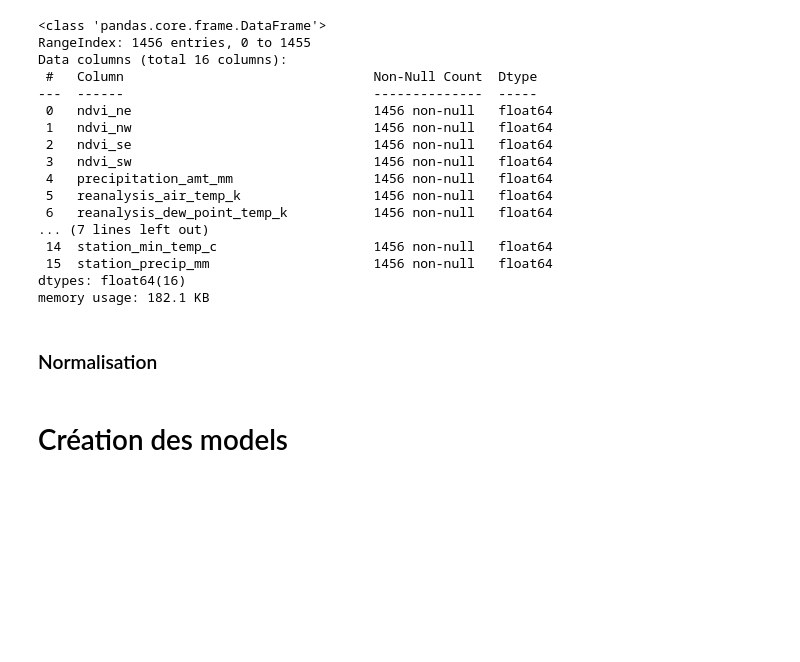
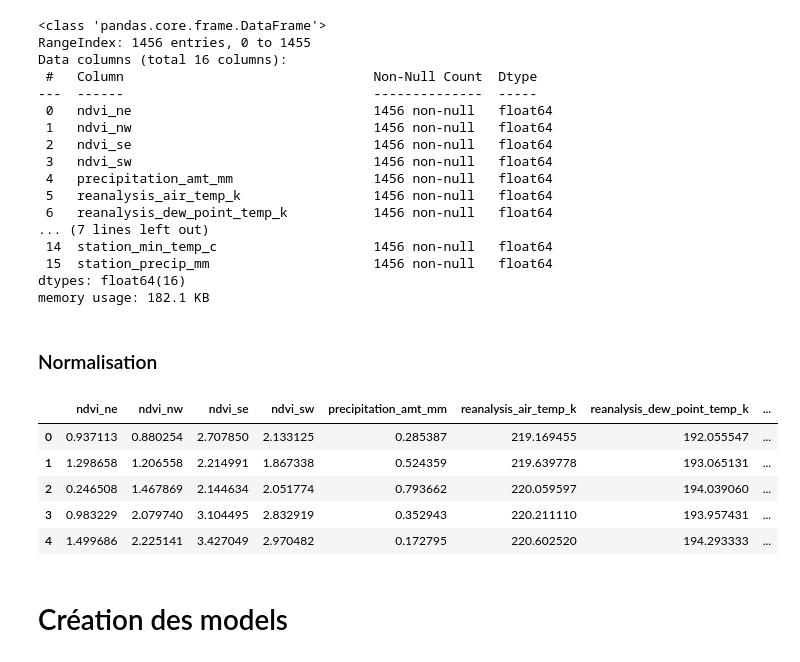
Before and after one commit to Mikadows/ml-tp, a Jupyter notebook: tp_jeudi.ipynb, the cells around one changed output. Drawn from its saved outputs; the diff is of its cells as text; code cells hidden in the pictures; blank space fills up the shorter version.

```diff
--- a/tp_jeudi.ipynb
+++ b/tp_jeudi.ipynb
@@ -274,6 +274,15 @@ memory usage: 182.1 KB
 # %%
 #NORMALISER APRES CORRELATION
 data_clean = raw_data / raw_data.std(axis=0) # Normalizing the feature columns is recommended
+# %%
+data_clean.head()
+# %% [output]
+|  | ndvi_ne | ndvi_nw | ndvi_se | ndvi_sw | precipitation_amt_mm | reanalysis_air_temp_k | reanalysis_dew_point_temp_k | ... |
+| 0 | 0.937113 | 0.880254 | 2.707850 | 2.133125 | 0.285387 | 219.169455 | 192.055547 | ... |
+| 1 | 1.298658 | 1.206558 | 2.214991 | 1.867338 | 0.524359 | 219.639778 | 193.065131 | ... |
+| 2 | 0.246508 | 1.467869 | 2.144634 | 2.051774 | 0.793662 | 220.059597 | 194.039060 | ... |
+| 3 | 0.983229 | 2.079740 | 3.104495 | 2.832919 | 0.352943 | 220.211110 | 193.957431 | ... |
+| 4 | 1.499686 | 2.225141 | 3.427049 | 2.970482 | 0.172795 | 220.602520 | 194.293333 | ... |
 # %% [markdown]
 # Création des models
 # %% [markdown]
```
Also changed, not shown: parts of 6 cells of this notebook.
